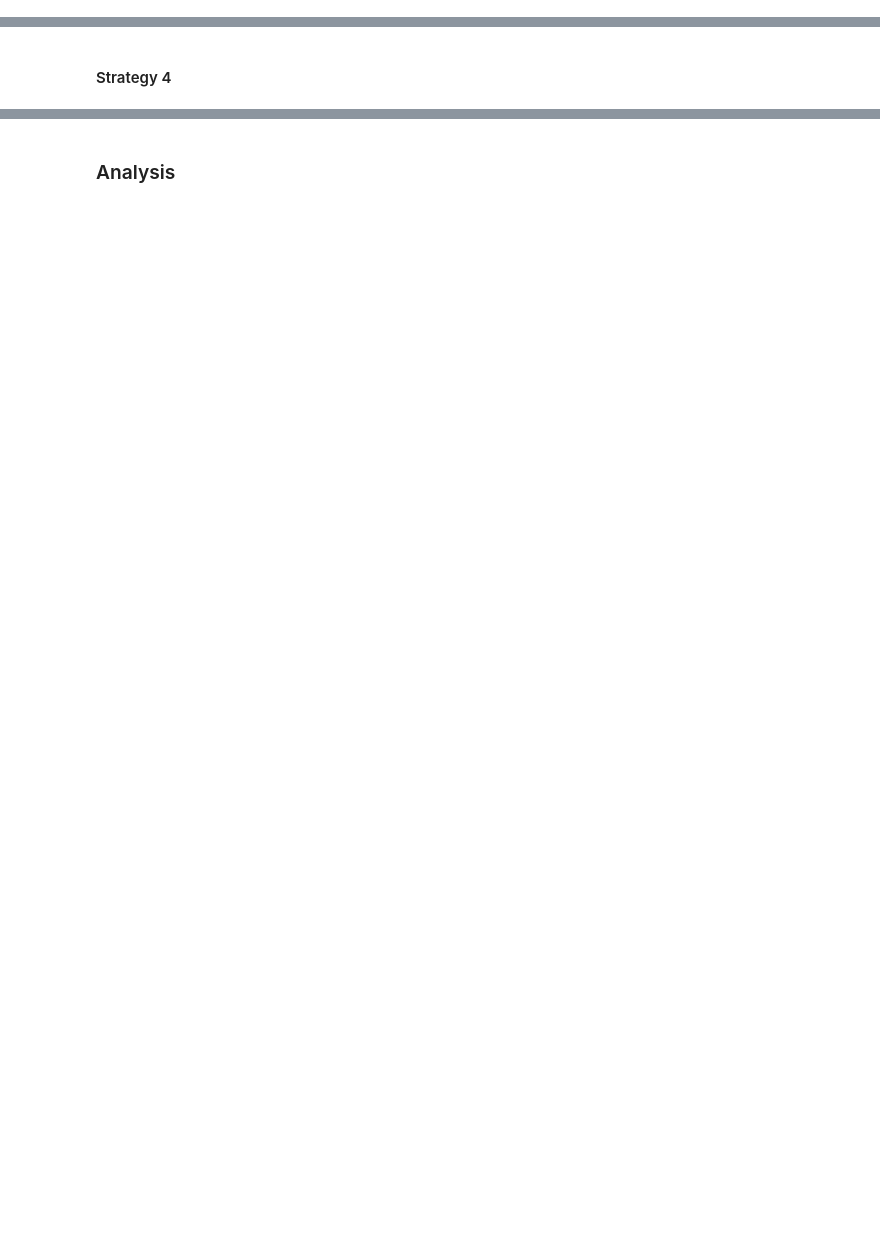
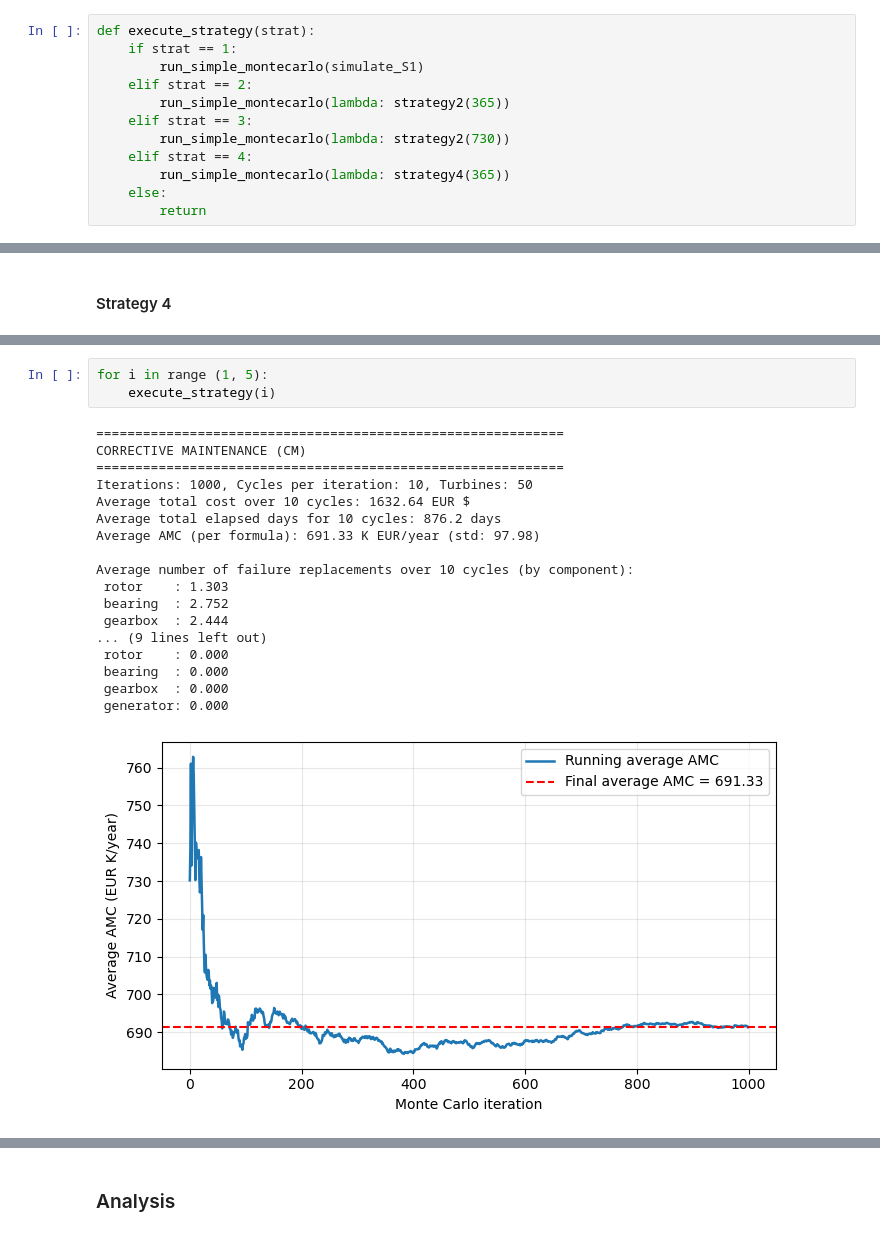
Before and after one commit to jens-le00/Reliability_and_Maintenance_A4, a Jupyter notebook: RaM_A4.ipynb, the cells around one changed output, grey strips where cells are left out. Cells and saved outputs as stored; diff of their text form; blank space fills up the shorter version.

```diff
--- a/RaM_A4.ipynb
+++ b/RaM_A4.ipynb
@@ -174,3 +224,15 @@ def run_simple_montecarlo(strategy_function): #initialize
+# %%
+def execute_strategy(strat):
+    if strat == 1:
+        run_simple_montecarlo(simulate_S1)
+    elif strat == 2:
+        run_simple_montecarlo(lambda: strategy2(365))
+    elif strat == 3:
+        run_simple_montecarlo(lambda: strategy2(730))
+    elif strat == 4:
+        run_simple_montecarlo(lambda: strategy4(365))
+    else:
+        return
 # %% [markdown]
 ### Assignment
 # %% [markdown]
@@ -653,0 +548,22 @@ Average number of failure replacements over 10 cycles (by component):
+# %%
+for i in range (1, 5):
+    execute_strategy(i)
+# %% [output]
+============================================================
+CORRECTIVE MAINTENANCE (CM)
+============================================================
+Iterations: 1000, Cycles per iteration: 10, Turbines: 50
+Average total cost over 10 cycles: 1632.64 EUR $
+Average total elapsed days for 10 cycles: 876.2 days
+Average AMC (per formula): 691.33 K EUR/year (std: 97.98)
+
+Average number of failure replacements over 10 cycles (by component):
+ rotor    : 1.303
+ bearing  : 2.752
+ gearbox  : 2.444
+... (9 lines left out)
+ rotor    : 0.000
+ bearing  : 0.000
+ gearbox  : 0.000
+ generator: 0.000
+[figure, added]
```
Also changed, not shown: parts of 13 cells of this notebook.
